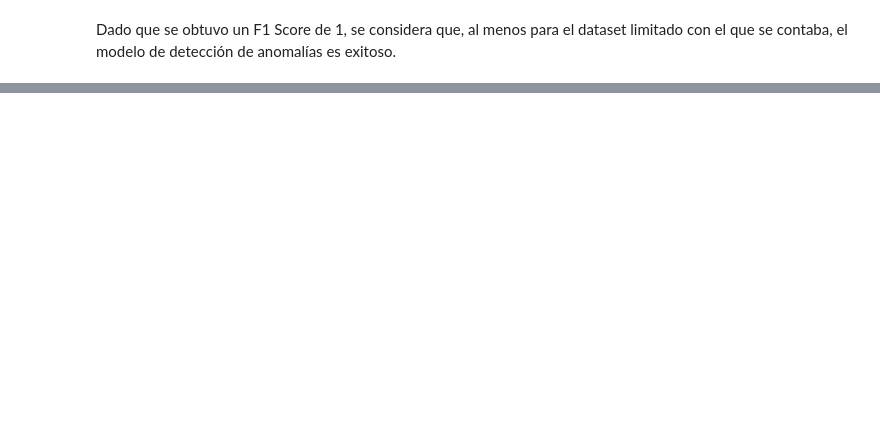
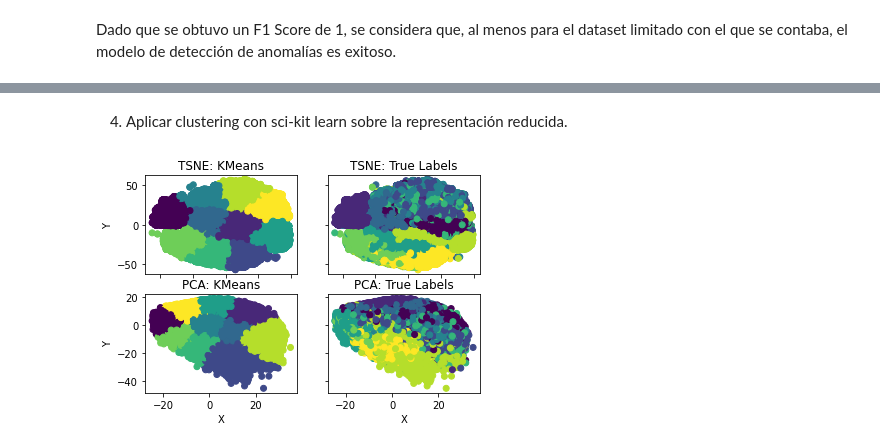
Before and after one commit to eddysanoli-galileo/Statistical-Learning-II, a Jupyter notebook: Tareas/Práctica 2/Práctica 2 - Anomalías y Reducción Dims.ipynb, the cells around one changed output, grey strips where cells are left out. Saved outputs shown, nothing was run; the diff lists cells and outputs as text; code cells hidden in the pictures; blank space fills up the shorter version.

```diff
--- a/Tareas/Práctica 2/Práctica 2 - Anomalías y Reducción Dims.ipynb
+++ b/Tareas/Práctica 2/Práctica 2 - Anomalías y Reducción Dims.ipynb
@@ -477,0 +216,36 @@ Valor Esperado: 17.42955137669631
+# %% [markdown]
+4. Aplicar clustering con sci-kit learn sobre la representación reducida.
+# %%
+from sklearn.cluster import KMeans
+
+# Se determina el número de clases únicas del dataset
+n_classes = len(np.unique(trainY))
+
+# Se aplica clustering
+pred_classes_tsne = KMeans(n_clusters=n_classes).fit_predict(trainX_tsne)
+pred_classes_pca = KMeans(n_clusters=n_classes).fit_predict(trainX_pca)
+
+# Se crea un subplot de 2x2
+f, axarr = plt.subplots(2,2)
+
+# Se visualiza la reducción
+axarr[0,0].scatter(trainX_tsne[:,0], trainX_tsne[:,1], c=pred_classes_tsne, cmap = "viridis")
+axarr[0,0].set_title(f"TSNE: KMeans")
+axarr[0,1].scatter(trainX_tsne[:,0], trainX_tsne[:,1], c=trainY, cmap = "viridis")
+axarr[0,1].set_title(f"TSNE: True Labels")
+axarr[1,0].scatter(pc1, pc2, c=pred_classes_pca, cmap = "viridis")
+axarr[1,0].set_title(f"PCA: KMeans")
+axarr[1,1].scatter(pc1, pc2, c=trainY, cmap = "viridis")
+axarr[1,1].set_title(f"PCA: True Labels")
+
+# Solo se incluyen las X y Y labels para los plots extremos
+for ax in axarr.flat:
+    ax.set(xlabel='X', ylabel='Y')
+
+# Se eliminan los ticks entre gráficas, solo se mantienen los ticks extremos
+for ax in axarr.flat:
+    ax.label_outer()
+
+plt.show()
+# %% [output]
+[figure, added]
```
Also changed, not shown: parts of 29 cells of this notebook, 1 other file.
